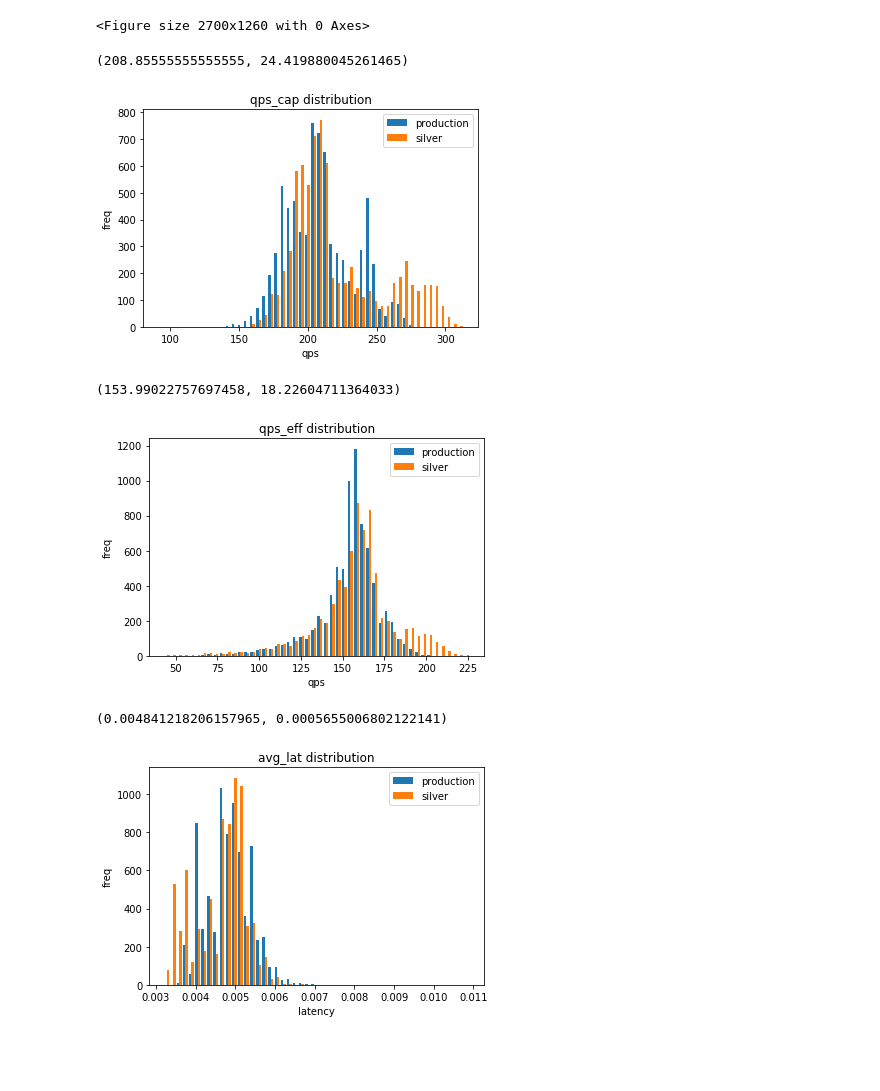
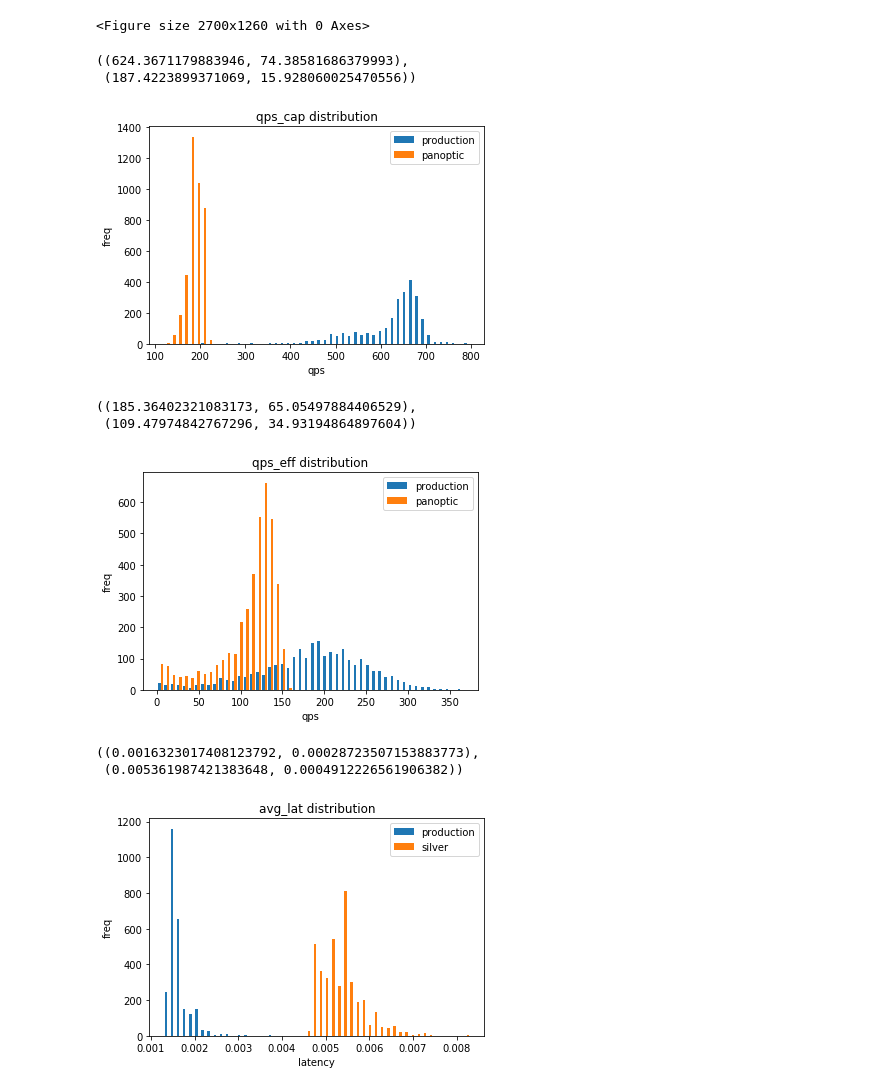
Before and after one commit to gmaggiotti/bidder-stats, a Jupyter notebook: src/ap_canaries.ipynb, the cells around one changed output. Saved outputs shown, nothing was run; the diff lists cells and outputs as text; code cells hidden in the pictures; blank space fills up the shorter version.

```diff
--- a/src/ap_canaries.ipynb
+++ b/src/ap_canaries.ipynb
@@ -23,7 +24,7 @@ path
 canary_ds = np.loadtxt(path + "/../data/canary.csv", delimiter=",")
 canary_ds = np.delete(canary_ds, [1,], axis=1)
 
-silver_ds = np.loadtxt(path + "/../data/silver.csv", delimiter=",")
+silver_ds = np.loadtxt(path + "/../data/silver1.csv", delimiter=",")
 silver_ds = np.delete(silver_ds, [1,], axis=1)
 # %%
 from matplotlib.pyplot import figure
@@ -35,27 +36,29 @@ silver = get_serie(silver_ds, Type.qps_cap, None, None)
 # %% [output]
 <Figure size 2700x1260 with 0 Axes>
 # %%
-plt.hist([canary, silver], bins=50, label=['production', 'silver'])
+plt.hist([canary, silver], bins=50, label=['production', 'panoptic'])
 plt.title('qps_cap distribution')
 plt.xlabel('qps')
 plt.ylabel('freq');
 plt.legend(loc='upper right')
-canary.mean(),math.sqrt(canary.var())
+(canary.mean(),math.sqrt(canary.var())),(silver.mean(),math.sqrt(silver.var()))
 # %% [output]
-(208.85555555555555, 24.419880045261465)
+((624.3671179883946, 74.38581686379993),
+ (187.4223899371069, 15.928060025470556))
-[figure, old version]
+[figure, new version]
 # %%
 canary = get_serie(canary_ds, Type.qps_eff, None, None)
 silver = get_serie(silver_ds, Type.qps_eff, None, None)
-plt.hist([canary, silver], bins=50, label=['production', 'silver'])
+plt.hist([canary, silver], bins=50, label=['production', 'panoptic'])
 plt.title('qps_eff distribution')
 plt.xlabel('qps')
 plt.ylabel('freq');
 plt.legend(loc='upper right')
-canary.mean(),math.sqrt(canary.var())
+(canary.mean(),math.sqrt(canary.var())),(silver.mean(),math.sqrt(silver.var()))
 # %% [output]
-(153.99022757697458, 18.22604711364033)
+((185.36402321083173, 65.05497884406529),
+ (109.47974842767296, 34.93194864897604))
-[figure, old version]
+[figure, new version]
 # %%
 canary = get_serie(canary_ds, Type.avg_lat, None, None)
 silver = get_serie(silver_ds, Type.avg_lat, None, None)
@@ -64,10 +67,11 @@ plt.title('avg_lat distribution')
 plt.xlabel('latency')
 plt.ylabel('freq');
 plt.legend(loc='upper right')
-canary.mean(),math.sqrt(canary.var())
+(canary.mean(),math.sqrt(canary.var())),(silver.mean(),math.sqrt(silver.var()))
 # %% [output]
-(0.004841218206157965, 0.0005655006802122141)
+((0.0016323017408123792, 0.00028723507153883773),
+ (0.005361987421383648, 0.0004912226561906382))
-[figure, old version]
+[figure, new version]
 # %%
 canary = get_serie(canary_ds, Type.bids, None, None)
 silver = get_serie(silver_ds, Type.bids, None, None)
```
Also changed, not shown: parts of 3 cells of this notebook, 3 other files.
